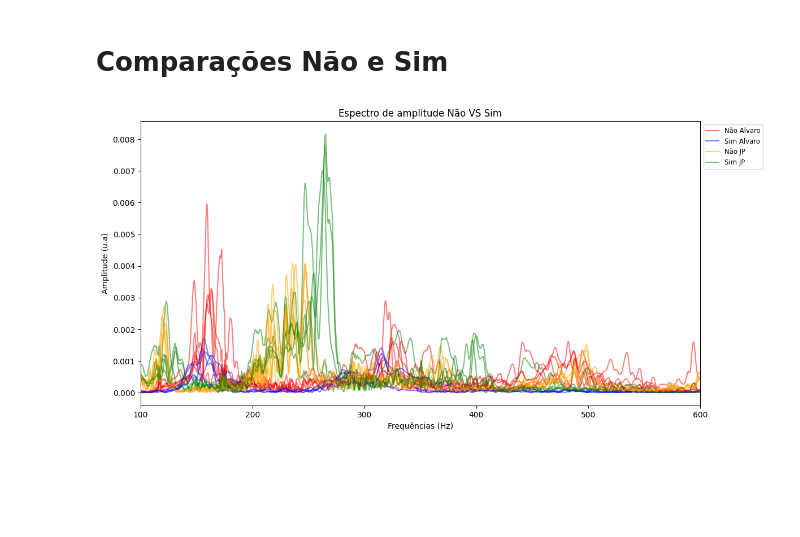
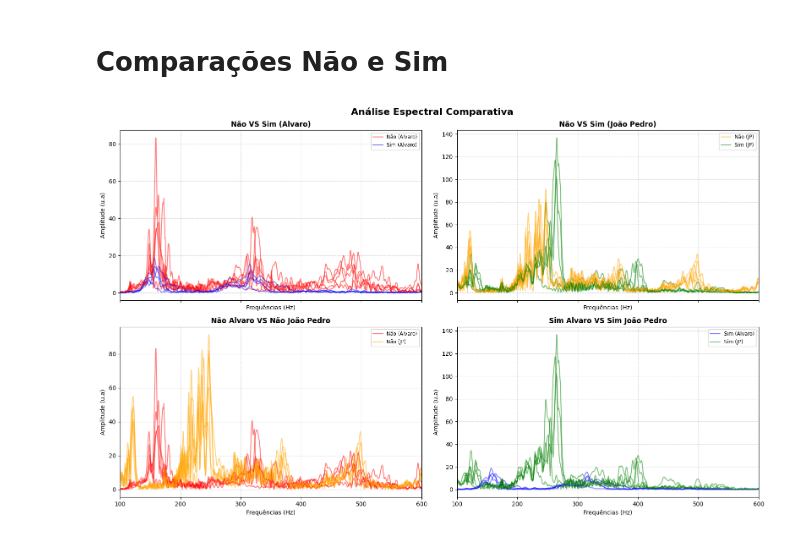
Before and after one commit to joaopedroFA/Redes-Neurais-Artificiais, a Jupyter notebook: experimentacao.ipynb, the cells around one changed output. Cells and saved outputs as stored; diff of their text form; code cells hidden in the pictures; blank space fills up the shorter version.

Commit message:
Grade comparativa espectros

```diff
--- a/experimentacao.ipynb
+++ b/experimentacao.ipynb
@@ -15,51 +15,76 @@ todos_picos_sim_alv = []
 todos_picos_nao_jp = []
 todos_picos_sim_jp = []
 
 
-plt.figure(figsize=(12, 6))
+fig, axs = plt.subplots(2, 2, figsize=(16, 10), sharex=True)
 
 for i in range(1, 6):
     try:
-        # Alvaro
+
         nome_nao = f"nao_alv_{i}.m4a"
-        f_n, amp_n = analiseEspectral.analiseporFourier(diretorioArquivo, nome_nao, amplitudeNormalizada=True)
+        f_n, amp_n = analiseEspectral.analiseporFourier(diretorioArquivo, nome_nao)
         peaksFrequencias_naoAlvaro, peaksAmplitudes_naoAlvaro = analiseEspectral.selecionarPeaks(f_n, amp_n, frequenciadeCorte, amostras)
         todos_picos_nao_alv.append((peaksFrequencias_naoAlvaro, peaksAmplitudes_naoAlvaro))
 
-        plt.xlim(100, frequenciadeCorte)
-        plt.plot(f_n, amp_n, color='red', alpha=0.5, label=f"Não Alvaro" if i == 1 else "")
-
-
         nome_sim = f"sim_alv_{i}.m4a"
-        f_s, amp_s = analiseEspectral.analiseporFourier(diretorioArquivo, nome_sim, amplitudeNormalizada=True)
+        f_s, amp_s = analiseEspectral.analiseporFourier(diretorioArquivo, nome_sim)
         peaksFrequencias_simAlvaro, peaksAmplitudes_simAlvaro = analiseEspectral.selecionarPeaks(f_s, amp_s, frequenciadeCorte, amostras)
         todos_picos_sim_alv.append((peaksFrequencias_simAlvaro, peaksAmplitudes_simAlvaro))
 
 
-        plt.plot(f_s, amp_s, color='blue', alpha=0.5, label=f"Sim Alvaro" if i == 1 else "")
-
-        # João Pedro
         jp_nao = f"nao_jp_{i}.m4a"
-        f_n_jp, amp_n_jp = analiseEspectral.analiseporFourier(diretorioArquivo, jp_nao, amplitudeNormalizada=True)
+        f_n_jp, amp_n_jp = analiseEspectral.analiseporFourier(diretorioArquivo, jp_nao)
         peaksFrequencias_naoJP, peaksAmplitudes_naoJP = analiseEspectral.selecionarPeaks(f_n_jp, amp_n_jp, frequenciadeCorte, amostras)
         todos_picos_nao_jp.append((peaksFrequencias_naoJP, peaksAmplitudes_naoJP))
 
-        plt.plot(f_n_jp, amp_n_jp, color='orange', alpha=0.5, label=f"Não JP" if i == 1 else "")
-
         jp_sim = f"sim_jp_{i}.m4a"
-        f_s_jp, amp_s_jp = analiseEspectral.analiseporFourier(diretorioArquivo, jp_sim, amplitudeNormalizada=True)
+        f_s_jp, amp_s_jp = analiseEspectral.analiseporFourier(diretorioArquivo, jp_sim)
         peaksFrequencias_simJP, peaksAmplitudes_simJP = analiseEspectral.selecionarPeaks(f_s_jp, amp_s_jp, frequenciadeCorte, amostras)
         todos_picos_sim_jp.append((peaksFrequencias_simJP, peaksAmplitudes_simJP))
-        plt.plot(f_s_jp, amp_s_jp, color='green', alpha=0.5, label=f"Sim JP" if i == 1 else "")
+
+        # --- Plotagem nos Subplots Específicos ---
+        lbl_cond = (i == 1) # Condição para não duplicar legendas
+
+        # 1. Linha 0, Coluna 0: Não Vs Sim de Alvaro
+        axs[0, 0].plot(f_n, amp_n, color='red', alpha=0.5, label="Não (Alvaro)" if lbl_cond else "")
+        axs[0, 0].plot(f_s, amp_s, color='blue', alpha=0.5, label="Sim (Alvaro)" if lbl_cond else "")
+
+        # 2. Linha 0, Coluna 1: Não vs Sim Joao Pedro
+        axs[0, 1].plot(f_n_jp, amp_n_jp, color='orange', alpha=0.5, label="Não (JP)" if lbl_cond else "")
+        axs[0, 1].plot(f_s_jp, amp_s_jp, color='green', alpha=0.5, label="Sim (JP)" if lbl_cond else "")
+
+        # 3. Linha 1, Coluna 0: Nao alvaro Vs Nao Joao Pedro
+        axs[1, 0].plot(f_n, amp_n, color='red', alpha=0.5, label="Não (Alvaro)" if lbl_cond else "")
+        axs[1, 0].plot(f_n_jp, amp_n_jp, color='orange', alpha=0.5, label="Não (JP)" if lbl_cond else "")
+
+        # 4. Linha 1, Coluna 1: Sim alvaro Vs Sim Joao Pedro
+        axs[1, 1].plot(f_s, amp_s, color='blue', alpha=0.5, label="Sim (Alvaro)" if lbl_cond else "")
+        axs[1, 1].plot(f_s_jp, amp_s_jp, color='green', alpha=0.5, label="Sim (JP)" if lbl_cond else "")
 
     except Exception as e:
         print(f"Erro no índice {i}: {e}")
 
 
-plt.title("Espectro de amplitude Não VS Sim")
-plt.xlabel("Frequências (Hz)")
-plt.ylabel("Amplitude (u.a)")
-plt.legend(loc='upper left', bbox_to_anchor=(1, 1), fontsize='small', ncol=1)
+titulos = [
+    ["Não VS Sim (Alvaro)", "Não VS Sim (João Pedro)"],
+    ["Não Alvaro VS Não João Pedro", "Sim Alvaro VS Sim João Pedro"]
+]
+
+
+for row in range(2):
+    for col in range(2):
+        ax = axs[row, col]
+        ax.set_xlim(100, frequenciadeCorte)
+        ax.set_title(titulos[row][col], fontsize=12, fontweight='bold')
+        ax.set_xlabel("Frequências (Hz)")
+        ax.set_ylabel("Amplitude (u.a)")
+        ax.legend(loc='upper right', fontsize='small')
+        ax.grid(True, linestyle='--', alpha=0.5)
+
+
+fig.suptitle("Análise Espectral Comparativa", fontsize=16, fontweight='bold', y=0.98)
+
 plt.tight_layout()
+plt.show()
 # %% [output]
-[figure, old version]
+[figure, new version]
```
Also changed, not shown: parts of 2 cells of this notebook, 1 other file.
